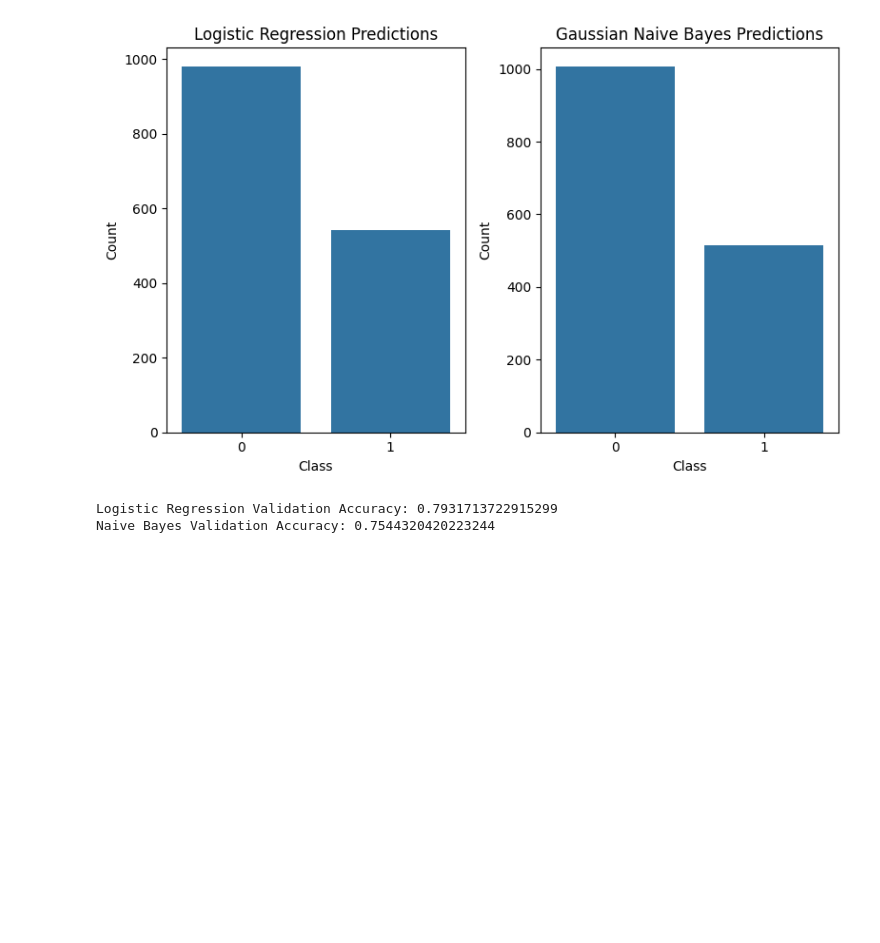
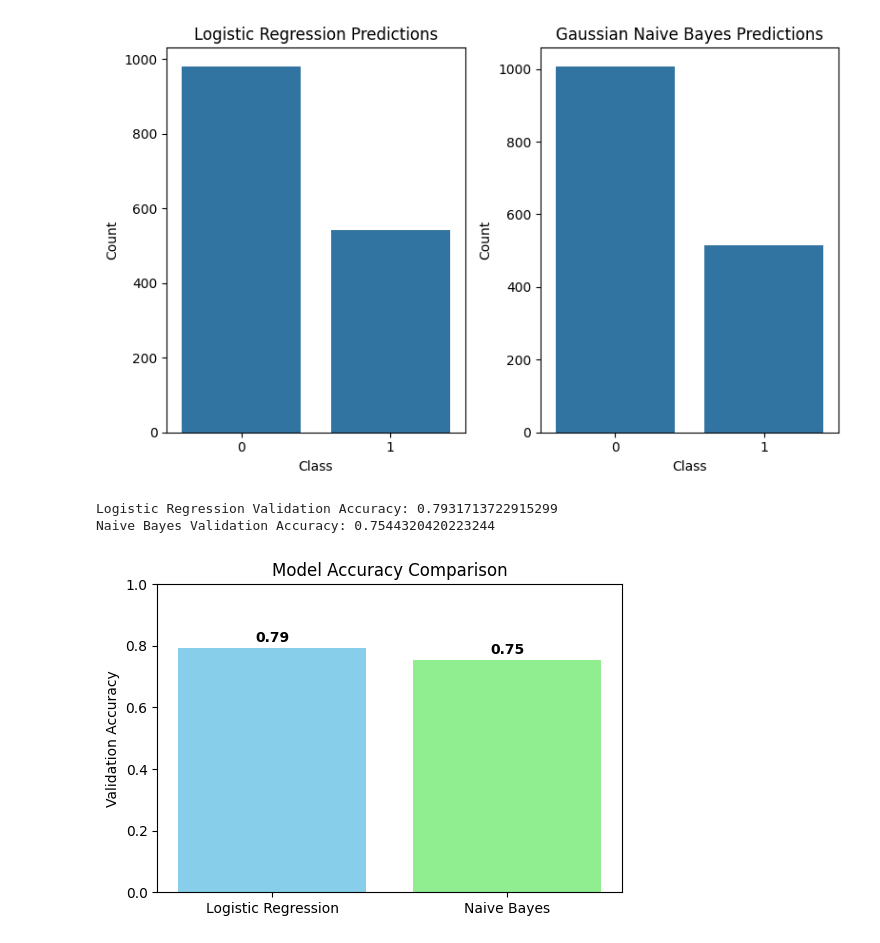
Before and after one commit to sushant-1704/DataSciencePractice, a Jupyter notebook: NLP Project/tweets.ipynb, the cells around one changed output. Saved outputs shown, nothing was run; the diff lists cells and outputs as text; code cells hidden in the pictures; blank space fills up the shorter version.

```diff
--- a/NLP Project/tweets.ipynb
+++ b/NLP Project/tweets.ipynb
@@ -656,3 +656,22 @@ print("Naive Bayes Validation Accuracy:", acc_nb)
 # %% [output]
 Logistic Regression Validation Accuracy: 0.7931713722915299
 Naive Bayes Validation Accuracy: 0.7544320420223244
+# %%
+# Models and their accuracies
+models = ['Logistic Regression', 'Naive Bayes']
+accuracies = [acc_lr, acc_nb]
+
+# Plot bar chart
+plt.figure(figsize=(6,4))
+plt.bar(models, accuracies, color=['skyblue','lightgreen'])
+plt.ylim(0,1)
+plt.ylabel('Validation Accuracy')
+plt.title('Model Accuracy Comparison')
+
+# Annotate accuracy values on top of bars
+for i, v in enumerate(accuracies):
+    plt.text(i, v + 0.02, f"{v:.2f}", ha='center', fontweight='bold')
+
+plt.show()
+# %% [output]
+[figure, added]
```
Also changed, not shown: 2 other files.
